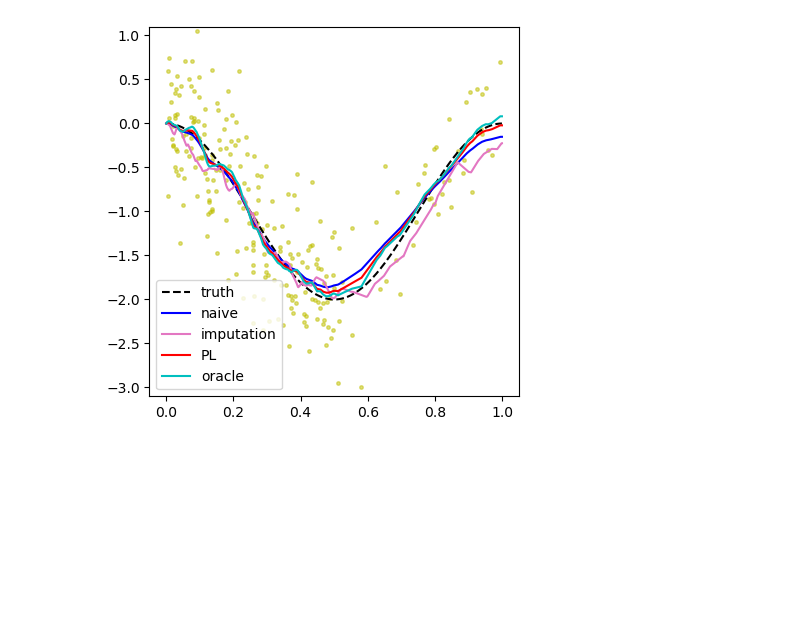
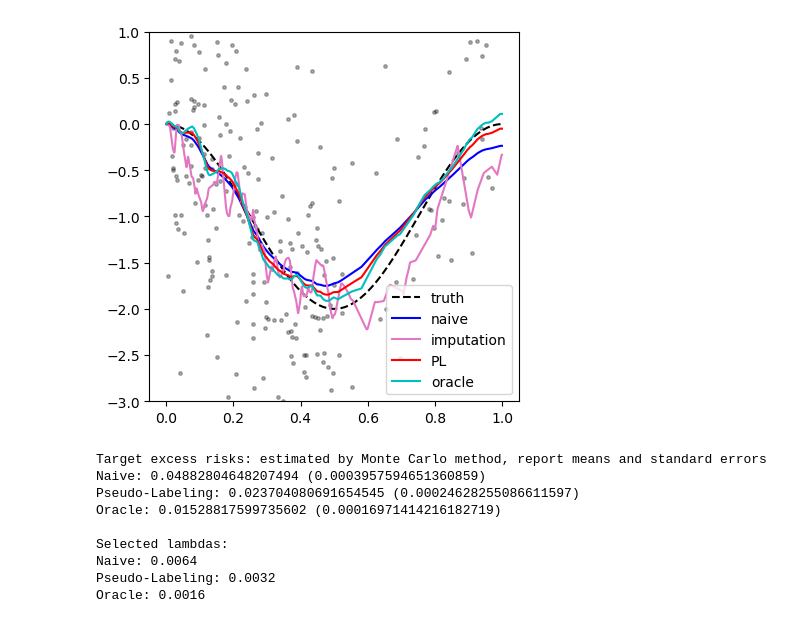
Before and after one commit to kw2934/KRR, a Jupyter notebook: Demo.ipynb, the cells around one changed output. Drawn from its saved outputs; the diff is of its cells as text; code cells hidden in the pictures; blank space fills up the shorter version.

```diff
--- a/Demo.ipynb
+++ b/Demo.ipynb
@@ -50,33 +92,63 @@ Oracle: 0.0008
 # %%
-# Visualization
+# Visualization and evaluation of selected models
 # True function: black dashed line
-# Source data: yellow dots
+# Source data: gray dots
 # Naive method (hold-out validation using source data): blue
 # Imputation model (undersmoothed): pink
 # New method (hold-out validation with pseudo-labels): red
 # Oracle method (validation with noiseless true labels): cyan
 
-X_new = np.arange(0, 1, 0.001)
-test.predict(X_new)
+
+#####################
+# visualization
+X_new = np.arange(0, 1, 0.001) # grid
+test.predict_final(X_new)
 
 fig, ax = plt.subplots()
 xlim = [-0.05, 1.05]
-ylim = [-3.1, 1.1]
-
+ylim = [-3, 1]
 
 plt.ylim(ylim)
 plt.xlim(xlim)
-plt.plot(test.X_1, test.y_1, 'y.', alpha = 0.5, markersize = 5, label = '_nolegend_')
+plt.plot(test.X_1, test.y_1, 'k.', alpha = 0.3, markersize = 5, label = '_nolegend_')
 plt.plot(X_new, test.y_new_true, 'k--', label = 'truth')
 plt.plot(X_new, test.y_new_naive, 'b-', label = 'naive')
 plt.plot(X_new, test.y_new_tilde, color = 'tab:pink', label = 'imputation')
 plt.plot(X_new, test.y_new_pseudo, 'r-', label = 'PL')
 plt.plot(X_new, test.y_new_real, 'c-', label = 'oracle')
 
-plt.legend(loc = 'lower left')
+plt.legend(loc = 'lower right')
 ax.set_aspect( (xlim[1] - xlim[0]) / (ylim[1] - ylim[0]) )
 plt.show()
 
-fig.savefig('demo.png', format = 'png', transparent=True)
+fig.savefig('demo.pdf', format = 'pdf', transparent=True)
+
+
+#####################
+# evaluation
+N_test = 10000
+test.evaluate_final(N_test = N_test, seed = seed)
+print('Target excess risks: estimated by Monte Carlo method, report means and standard errors')
+print('Naive: {} ({})'.format(test.err_naive, test.err_naive_ste))
+print('Pseudo-Labeling: {} ({})'.format(test.err_pseudo, test.err_pseudo_ste))
+print('Oracle: {} ({})'.format(test.err_real, test.err_real_ste))
+
+
+# report selected lambdas
+lbds = [test.lbd_naive, test.lbd_pseudo, test.lbd_real]
+print('')
+print('Selected lambdas: ')
+print('Naive: {}'.format(lbds[0]))
+print('Pseudo-Labeling: {}'.format(lbds[1]))
+print('Oracle: {}'.format(lbds[2]))
 # %% [output]
-[figure, old version]
+[figure, new version]
+Target excess risks: estimated by Monte Carlo method, report means and standard errors
+Naive: 0.04882804648207494 (0.0003957594651360859)
+Pseudo-Labeling: 0.023704080691654545 (0.00024628255086611597)
+Oracle: 0.01528817599735602 (0.00016971414216182719)
+
+Selected lambdas:
+Naive: 0.0064
+Pseudo-Labeling: 0.0032
+Oracle: 0.0016
```
Also changed, not shown: parts of 2 cells of this notebook, 8 other files.
